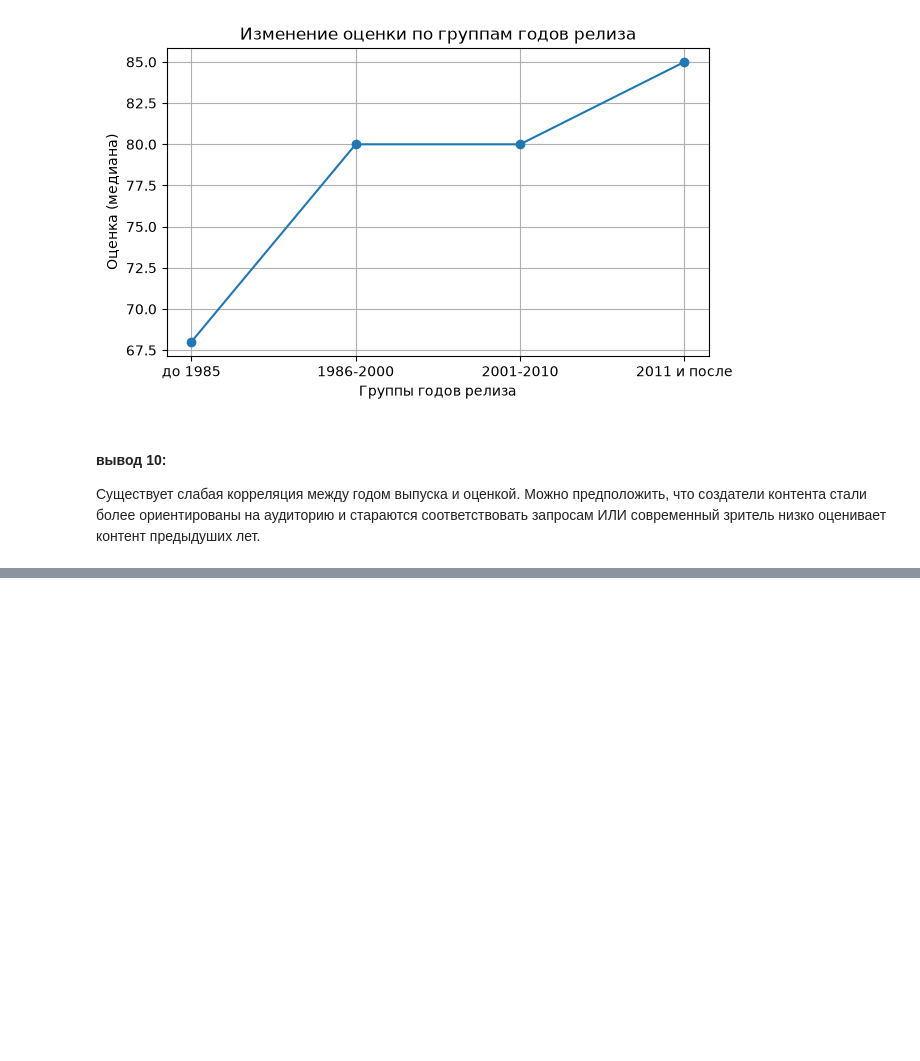
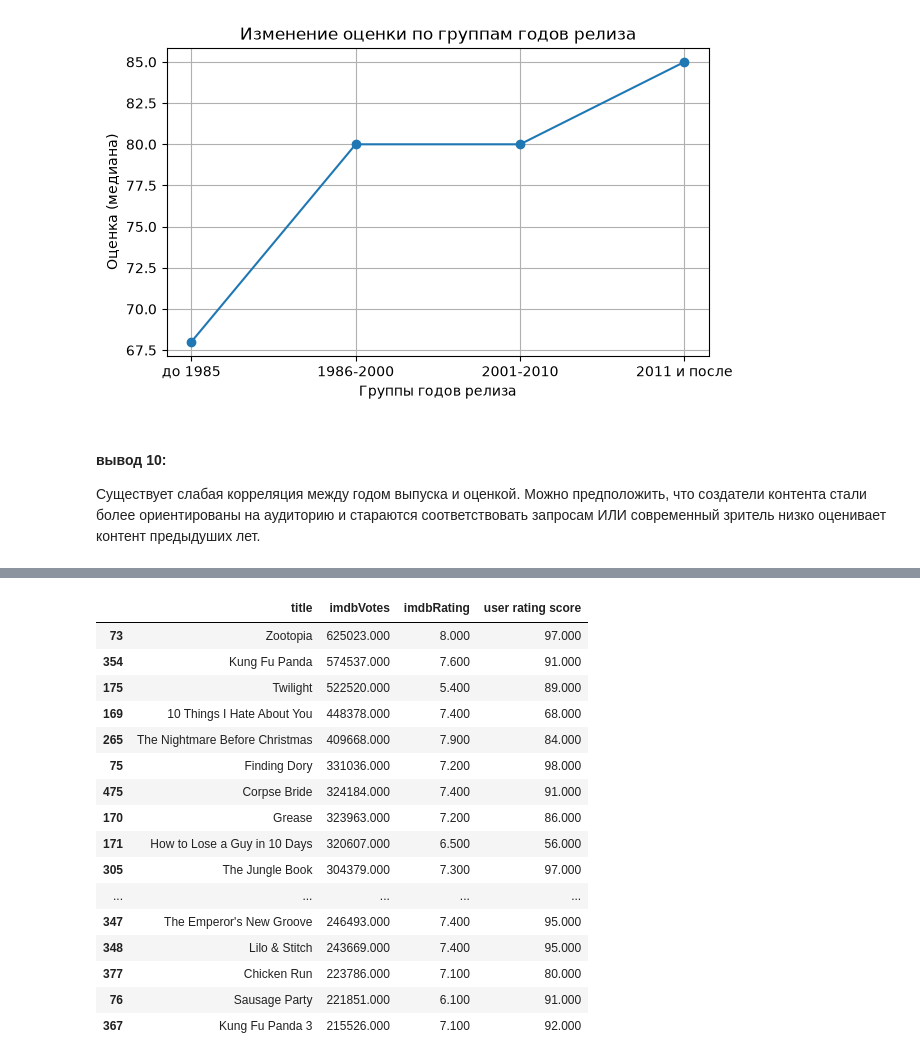
Before and after one commit to dtamendarov/MDS-EDA_Netflix, a Jupyter notebook: 02. Анализ оценок (Мария).ipynb, the cells around one changed output, grey strips where cells are left out. Drawn from its saved outputs; the diff is of its cells as text; code cells hidden in the pictures; blank space fills up the shorter version.

```diff
--- a/02. Анализ оценок (Мария).ipynb
+++ b/02. Анализ оценок (Мария).ipynb
@@ -581,3 +581,5 @@ plt.show()
 # %% [markdown]
  #### вывод 10:
  Cуществует слабая корреляция между годом выпуска и оценкой. Можно предположить, что создатели контента стали более ориентированы на аудиторию и стараются соответствовать запросам ИЛИ современный зритель низко оценивает контент предыдуших лет.
+# %%
+df_rating['imdbVotes'] = df_rating['imdbVotes'].str.replace(",", "").astype(float)
@@ -583,0 +607,21 @@ plt.show()
+# %%
+top20_imdbvotes = (df_rating.sort_values("imdbVotes", ascending=False)[["title", "imdbVotes", "imdbRating", "user rating score"]].head(20))
+top20_imdbvotes
+# %% [output]
+|  | title | imdbVotes | imdbRating | user rating score |
+| 73 | Zootopia | 625023.000 | 8.000 | 97.000 |
+| 354 | Kung Fu Panda | 574537.000 | 7.600 | 91.000 |
+| 175 | Twilight | 522520.000 | 5.400 | 89.000 |
+| 169 | 10 Things I Hate About You | 448378.000 | 7.400 | 68.000 |
+| 265 | The Nightmare Before Christmas | 409668.000 | 7.900 | 84.000 |
+| 75 | Finding Dory | 331036.000 | 7.200 | 98.000 |
+| 475 | Corpse Bride | 324184.000 | 7.400 | 91.000 |
+| 170 | Grease | 323963.000 | 7.200 | 86.000 |
+| 171 | How to Lose a Guy in 10 Days | 320607.000 | 6.500 | 56.000 |
+| 305 | The Jungle Book | 304379.000 | 7.300 | 97.000 |
+| ... | ... | ... | ... | ... |
+| 347 | The Emperor's New Groove | 246493.000 | 7.400 | 95.000 |
+| 348 | Lilo & Stitch | 243669.000 | 7.400 | 95.000 |
+| 377 | Chicken Run | 223786.000 | 7.100 | 80.000 |
+| 76 | Sausage Party | 221851.000 | 6.100 | 91.000 |
+| 367 | Kung Fu Panda 3 | 215526.000 | 7.100 | 92.000 |
```
Also changed, not shown: parts of 6 cells of this notebook.
